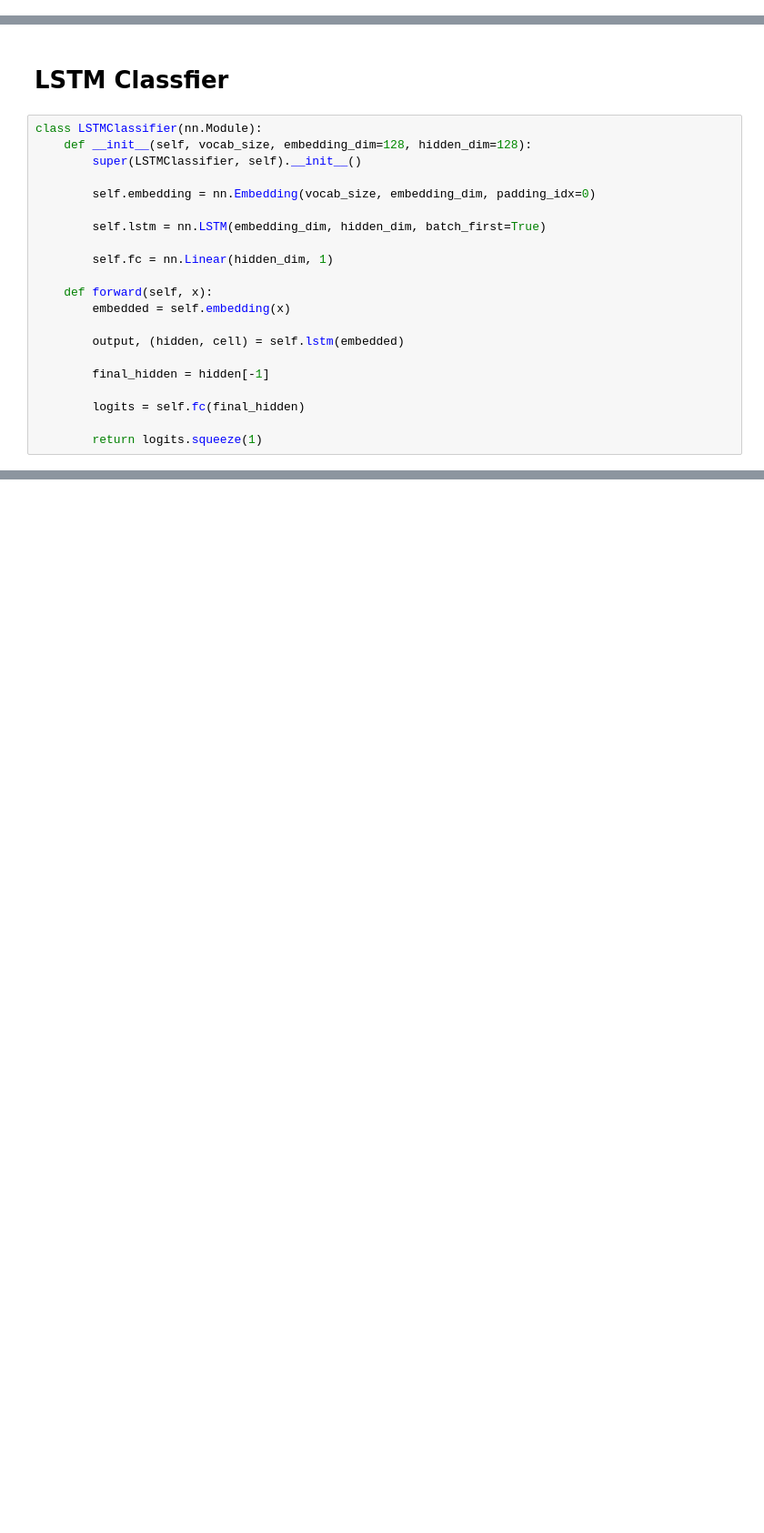
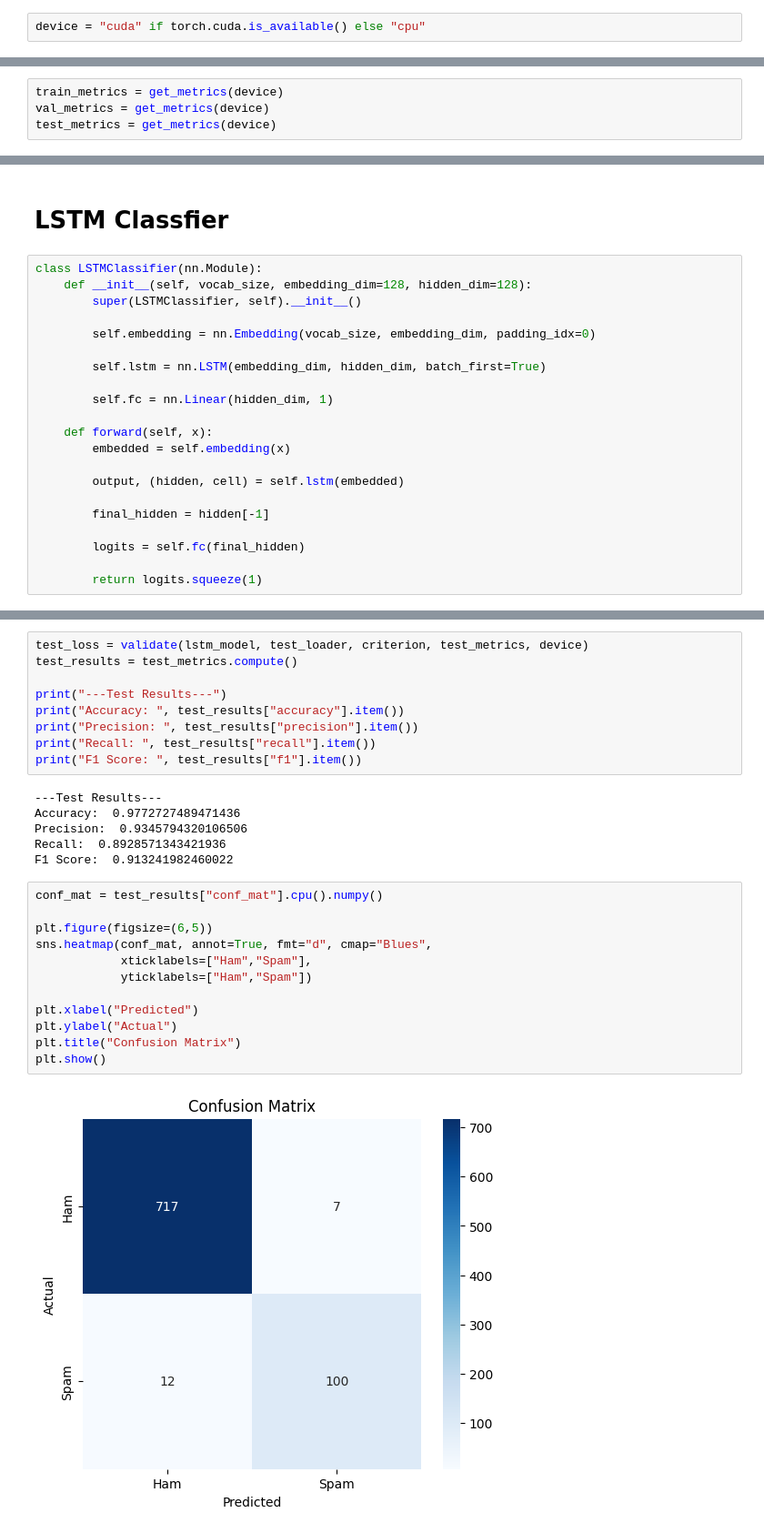
Before and after one commit to Hamza-Ali0237/PyTorch-Projects, a Jupyter notebook: Beginner/PyTorch-Spam-Detection.ipynb, the cells around one changed output, grey strips where cells are left out. Shown at 91% size. Cells and saved outputs as stored; diff of their text form; blank space fills up the shorter version.

```diff
--- a/Beginner/PyTorch-Spam-Detection.ipynb
+++ b/Beginner/PyTorch-Spam-Detection.ipynb
@@ -220,0 +269,2 @@ def plot_learning_curves(train_losses, val_losses, train_accs, val_accs):
+# %%
+device = "cuda" if torch.cuda.is_available() else "cpu"
@@ -220,0 +273,4 @@ def plot_learning_curves(train_losses, val_losses, train_accs, val_accs):
+# %%
+train_metrics = get_metrics(device)
+val_metrics = get_metrics(device)
+test_metrics = get_metrics(device)
@@ -243,0 +371,29 @@ class LSTMClassifier(nn.Module):
+# %%
+test_loss = validate(lstm_model, test_loader, criterion, test_metrics, device)
+test_results = test_metrics.compute()
+
+print("---Test Results---")
+print("Accuracy: ", test_results["accuracy"].item())
+print("Precision: ", test_results["precision"].item())
+print("Recall: ", test_results["recall"].item())
+print("F1 Score: ", test_results["f1"].item())
+# %% [output]
+---Test Results---
+Accuracy:  0.9772727489471436
+Precision:  0.9345794320106506
+Recall:  0.8928571343421936
+F1 Score:  0.913241982460022
+# %%
+conf_mat = test_results["conf_mat"].cpu().numpy()
+
+plt.figure(figsize=(6,5))
+sns.heatmap(conf_mat, annot=True, fmt="d", cmap="Blues",
+            xticklabels=["Ham","Spam"],
+            yticklabels=["Ham","Spam"])
+
+plt.xlabel("Predicted")
+plt.ylabel("Actual")
+plt.title("Confusion Matrix")
+plt.show()
+# %% [output]
+[figure, added]
```
Also changed, not shown: parts of 18 cells of this notebook.
